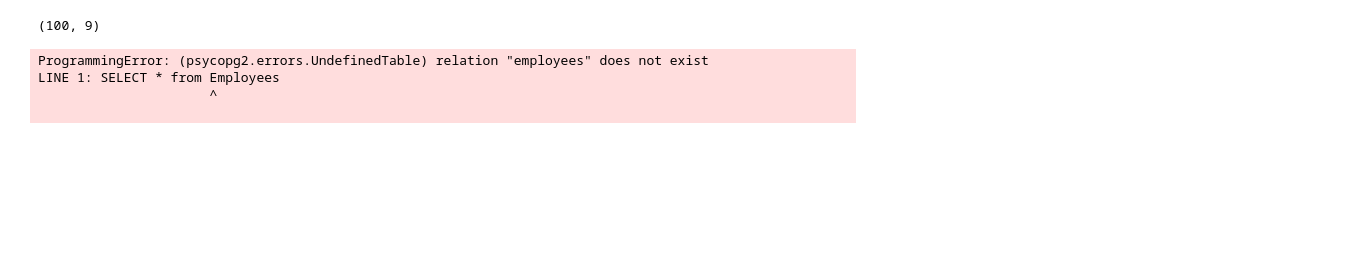
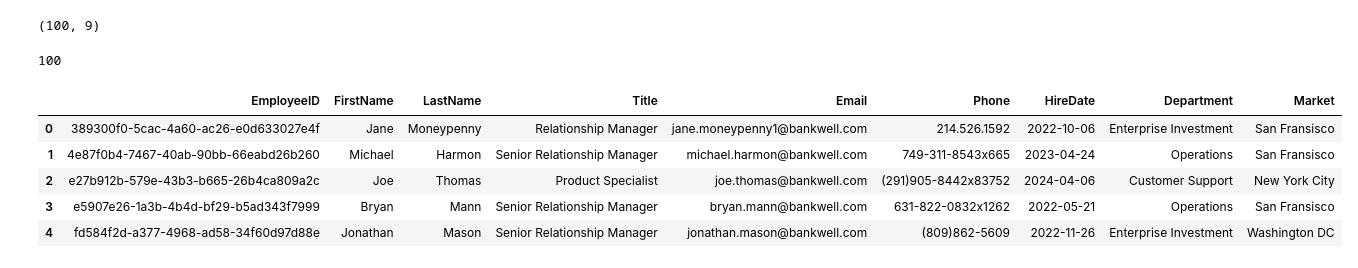
Before and after one commit to ConvoAI-Capstone-SpSu2025/currensee, a Jupyter notebook: notebooks/data_loading/load_crm_to_cloud.ipynb, the cells around one changed output. Drawn from its saved outputs; the diff is of its cells as text; code cells hidden in the pictures; blank space fills up the shorter version.

```diff
--- a/notebooks/data_loading/load_crm_to_cloud.ipynb
+++ b/notebooks/data_loading/load_crm_to_cloud.ipynb
@@ -458,7 +417,14 @@ with engine.connect() as conn:
+# %%
+employees_df.to_sql('employees', engine, if_exists='replace', index=False)
+# %% [output]
+100
 # %%
 df = pd.read_sql("SELECT * from Employees", con=engine)
+df.head()
 # %% [output]
-ProgrammingError: (psycopg2.errors.UndefinedTable) relation "employees" does not exist
-LINE 1: SELECT * from Employees
-                      ^
-
+|  | EmployeeID | FirstName | LastName | Title | Email | Phone | HireDate | Department | Market |
+| 0 | 389300f0-5cac-4a60-ac26-e0d633027e4f | Jane | Moneypenny | Relationship Manager | jane.moneypenny1@bankwell.com | 214.526.1592 | 2022-10-06 | Enterprise Investment | San Fransisco |
+| 1 | 4e87f0b4-7467-40ab-90bb-66eabd26b260 | Michael | Harmon | Senior Relationship Manager | michael.harmon@bankwell.com | 749-311-8543x665 | 2023-04-24 | Operations | San Fransisco |
+| 2 | e27b912b-579e-43b3-b665-26b4ca809a2c | Joe | Thomas | Product Specialist | joe.thomas@bankwell.com | (291)905-8442x83752 | 2024-04-06 | Customer Support | New York City |
+| 3 | e5907e26-1a3b-4b4d-bf29-b5ad343f7999 | Bryan | Mann | Senior Relationship Manager | bryan.mann@bankwell.com | 631-822-0832x1262 | 2022-05-21 | Operations | San Fransisco |
+| 4 | fd584f2d-a377-4968-ad58-34f60d97d88e | Jonathan | Mason | Senior Relationship Manager | jonathan.mason@bankwell.com | (809)862-5609 | 2022-11-26 | Enterprise Investment | Washington DC |
```
Also changed, not shown: parts of 21 cells of this notebook.
